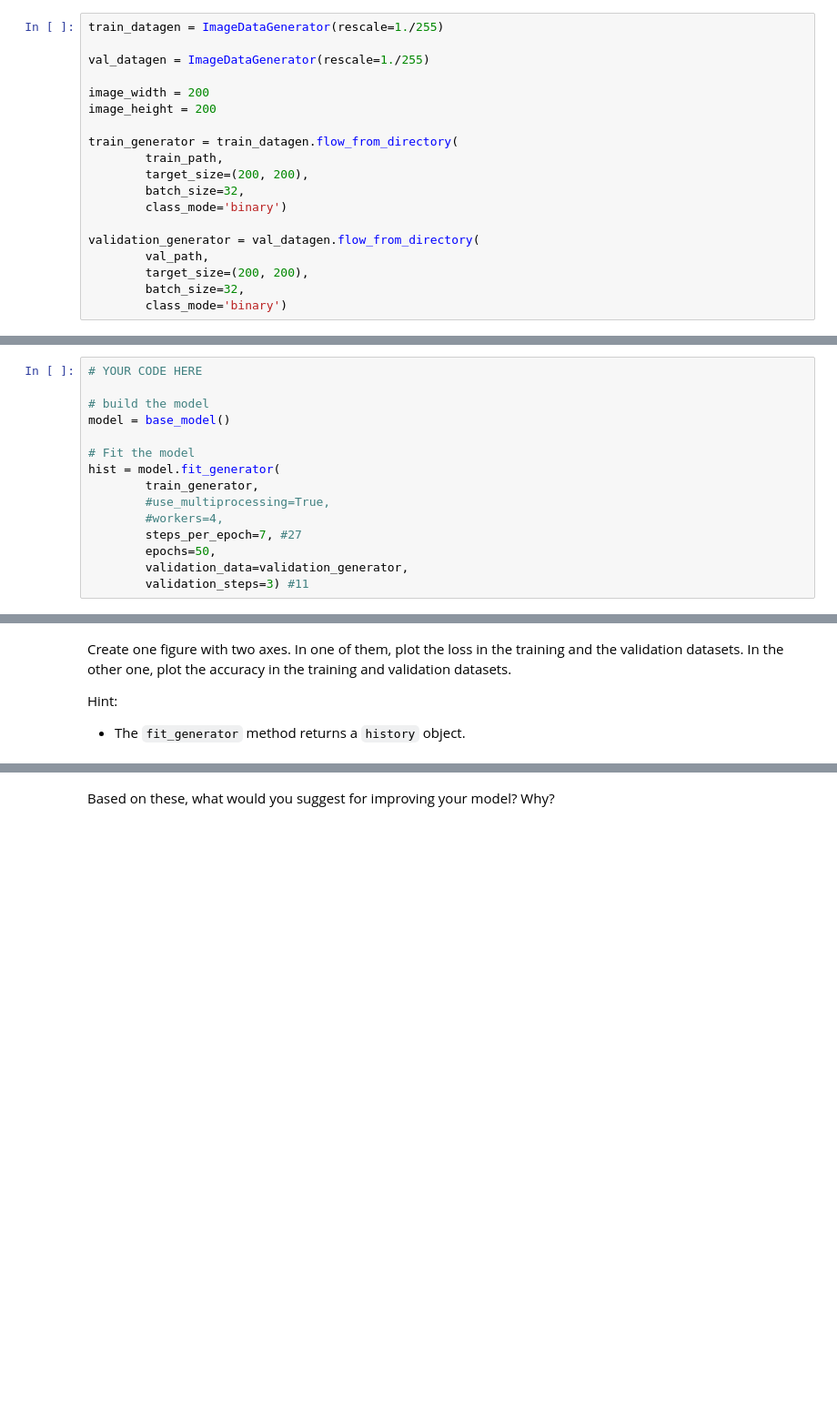
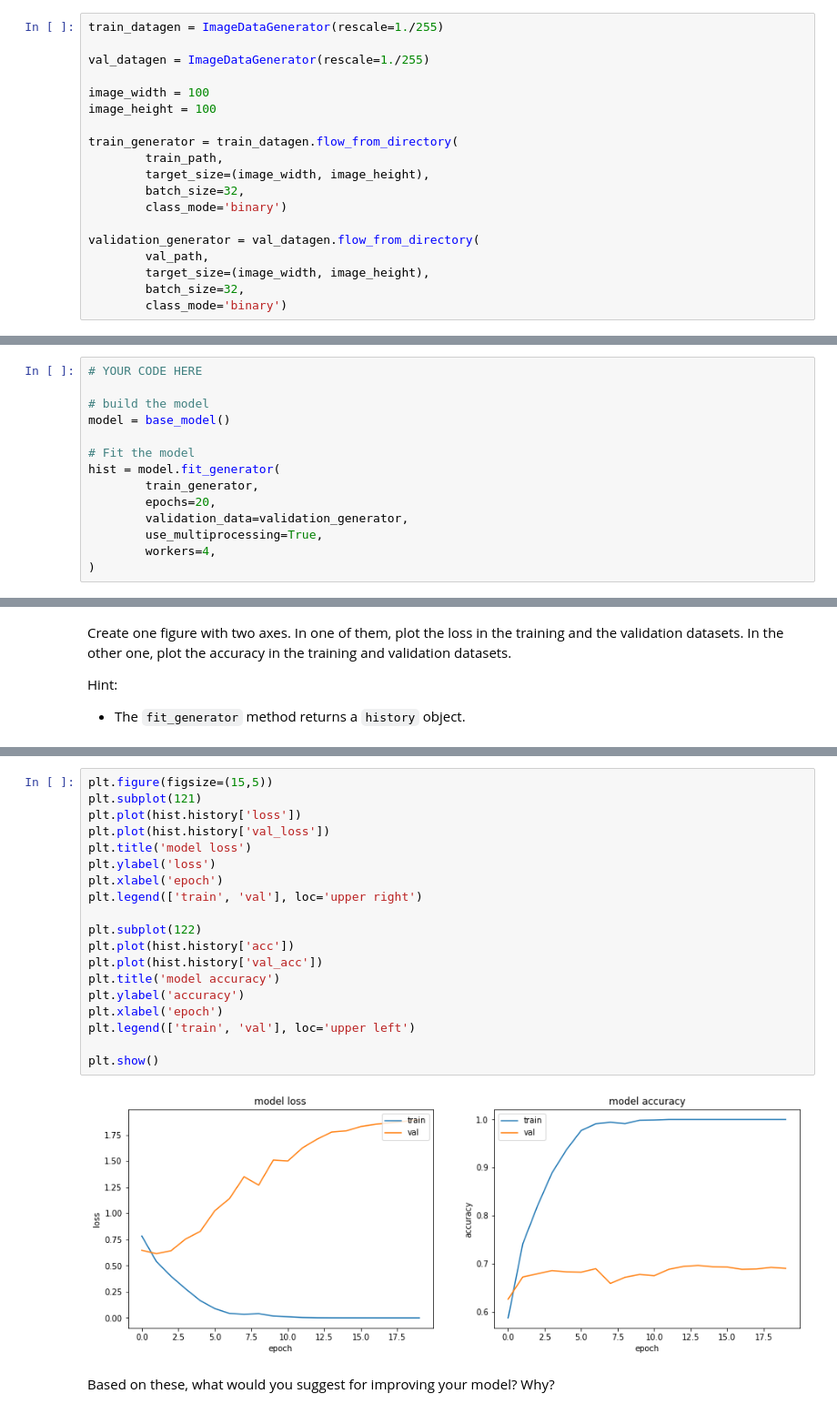
Before and after one commit to jcberntsson/ssy340-ha1, a Jupyter notebook: HA1.ipynb, the cells around one changed output, grey strips where cells are left out. Shown at 91% size. Saved outputs shown, nothing was run; the diff lists cells and outputs as text; blank space fills up the shorter version.

Commit message:
Add figures and motivation for initial training

```diff
--- a/HA1.ipynb
+++ b/HA1.ipynb
@@ -134,18 +134,18 @@ train_datagen = ImageDataGenerator(rescale=1./255)
 
 val_datagen = ImageDataGenerator(rescale=1./255)
 
-image_width = 200
-image_height = 200
+image_width = 100
+image_height = 100
 
 train_generator = train_datagen.flow_from_directory(
         train_path,
-        target_size=(200, 200),
+        target_size=(image_width, image_height),
         batch_size=32,
         class_mode='binary')
 
 validation_generator = val_datagen.flow_from_directory(
         val_path,
-        target_size=(200, 200),
+        target_size=(image_width, image_height),
         batch_size=32,
         class_mode='binary')
 # %% [output]
@@ -189,10 +189,9 @@ model = base_model()
 # Fit the model
 hist = model.fit_generator(
         train_generator,
-        #use_multiprocessing=True,
-        #workers=4,
-        steps_per_epoch=7, #27
-        epochs=50,
+        epochs=20,
         validation_data=validation_generator,
-        validation_steps=3) #11
+        use_multiprocessing=True,
+        workers=4,
+)
 # %% [output]
@@ -207,2 +220,23 @@ Hint:
+# %%
+plt.figure(figsize=(15,5))
+plt.subplot(121)
+plt.plot(hist.history['loss'])
+plt.plot(hist.history['val_loss'])
+plt.title('model loss')
+plt.ylabel('loss')
+plt.xlabel('epoch')
+plt.legend(['train', 'val'], loc='upper right')
+
+plt.subplot(122)
+plt.plot(hist.history['acc'])
+plt.plot(hist.history['val_acc'])
+plt.title('model accuracy')
+plt.ylabel('accuracy')
+plt.xlabel('epoch')
+plt.legend(['train', 'val'], loc='upper left')
+
+plt.show()
+# %% [output]
+[figure, added]
 # %% [markdown]
 Based on these, what would you suggest for improving your model? Why?
```
Also changed, not shown: parts of 4 cells of this notebook.
